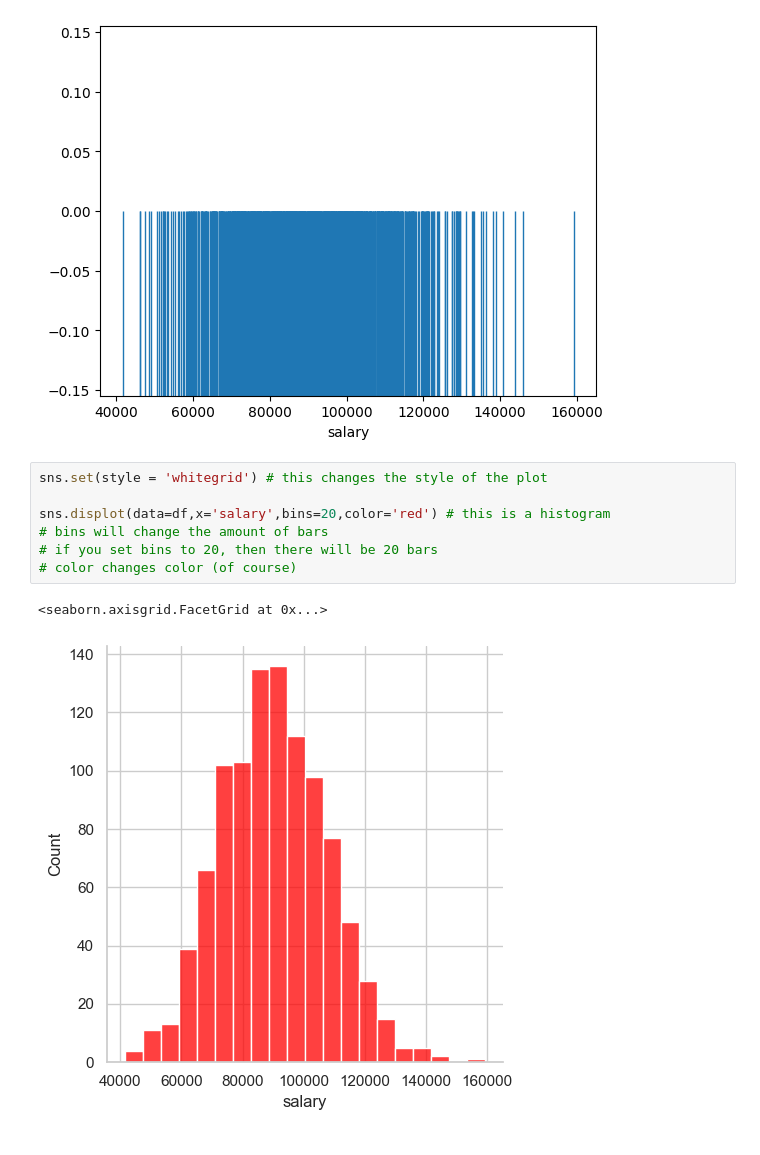
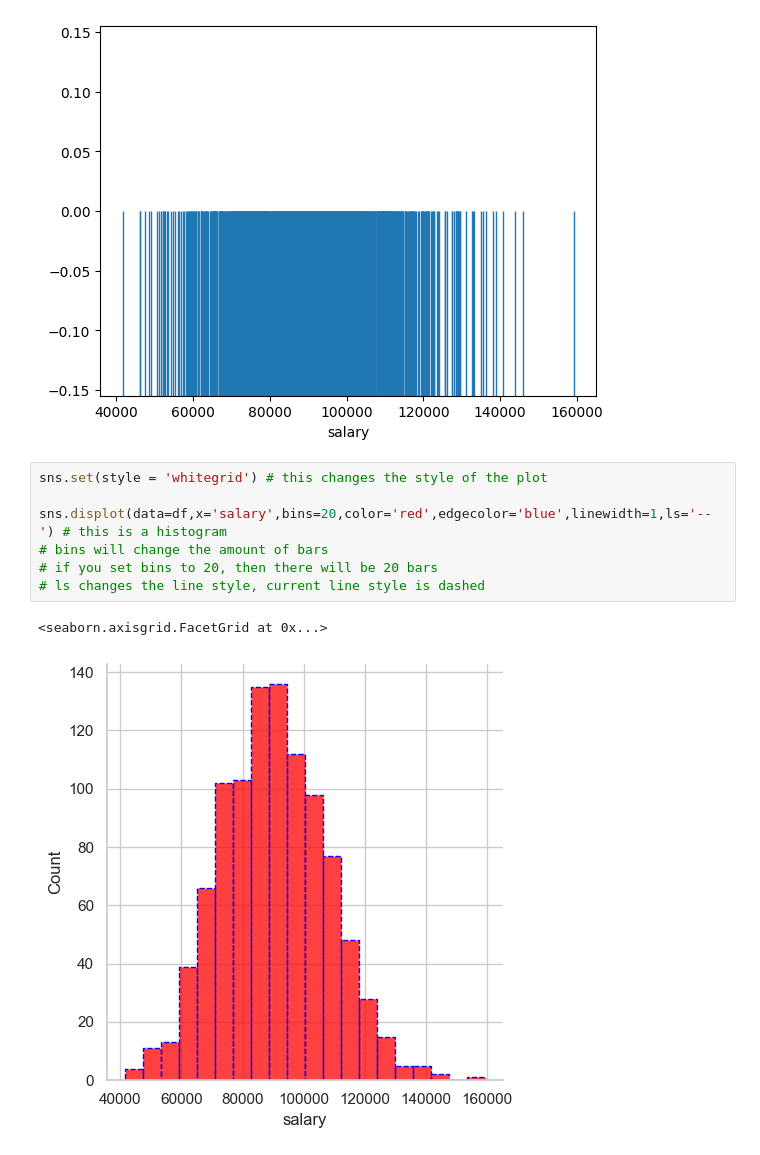
Before and after one commit to astro648/My-AI, a Jupyter notebook: Seaborn Basics/Seaborn Plot.ipynb, the cells around one changed output. Saved outputs shown, nothing was run; the diff lists cells and outputs as text.

```diff
--- a/Seaborn Basics/Seaborn Plot.ipynb
+++ b/Seaborn Basics/Seaborn Plot.ipynb
@@ -48,10 +48,10 @@ sns.rugplot(x='salary',data=df, height=0.5) # Basic rug plot
 # %%
 sns.set(style = 'whitegrid') # this changes the style of the plot
 
-sns.displot(data=df,x='salary',bins=20,color='red') # this is a histogram
+sns.displot(data=df,x='salary',bins=20,color='red',edgecolor='blue',linewidth=1,ls='--') # this is a histogram
 # bins will change the amount of bars
 # if you set bins to 20, then there will be 20 bars
-# color changes color (of course)
+# ls changes the line style, current line style is dashed
 # %% [output]
 <seaborn.axisgrid.FacetGrid at 0x...>
-[figure, old version]
+[figure, new version]
```
Also changed, not shown: parts of 1 cell of this notebook.
